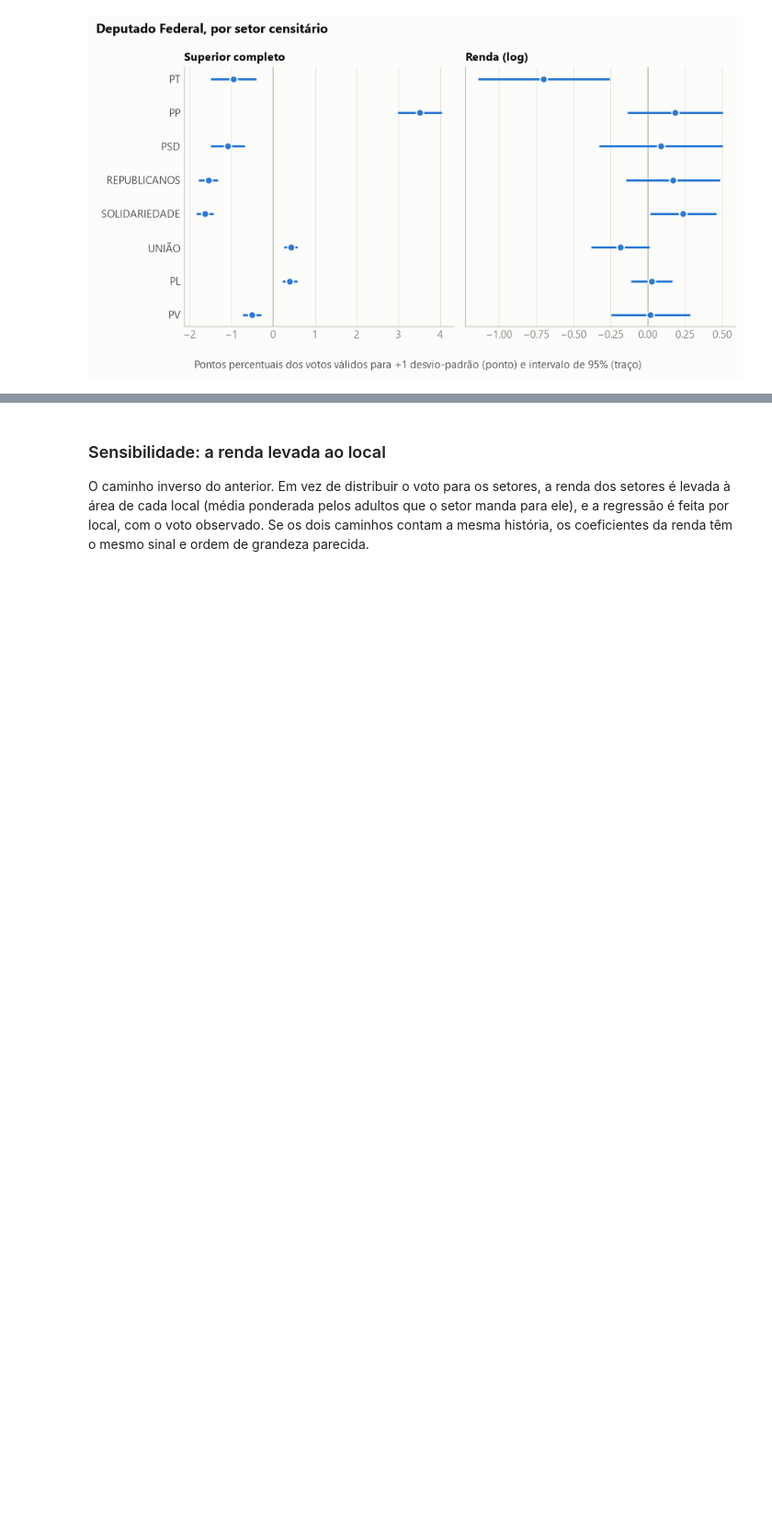
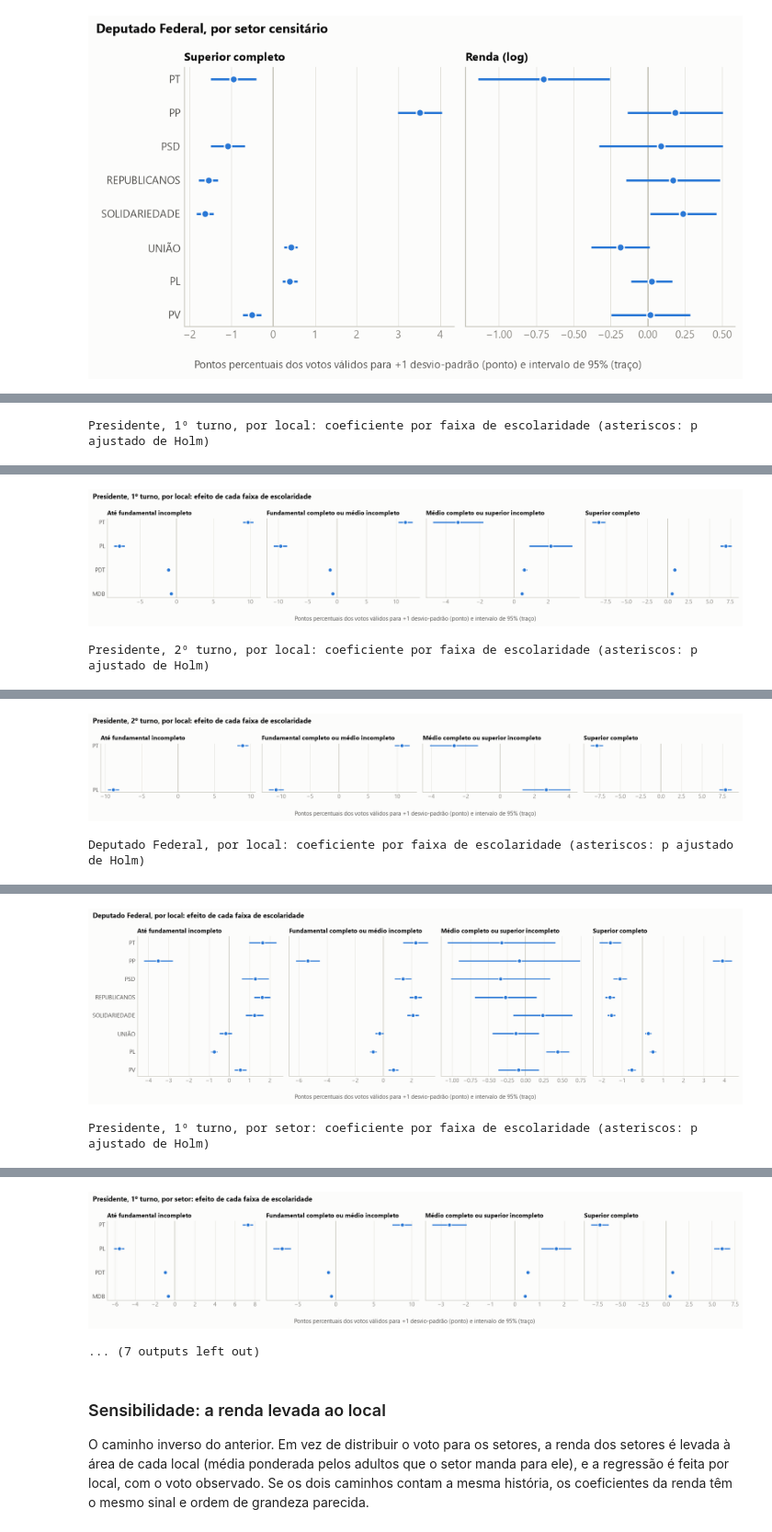
Before and after one commit to gilandrade/dados_eleicoes, a Jupyter notebook: notebooks/perfil_voto_municipio.ipynb, the cells around one changed output, grey strips where cells are left out. Shown at 92% size. Saved outputs shown, nothing was run; the diff lists cells and outputs as text; code cells hidden in the pictures; blank space fills up the shorter version.

Commit message:
feat: regressao por faixa de escolaridade com p ajustado no notebook municipal

```diff
--- a/notebooks/perfil_voto_municipio.ipynb
+++ b/notebooks/perfil_voto_municipio.ipynb
@@ -602,0 +615,58 @@ Deputado Federal, por setor
+# %%
+from statsmodels.stats.multitest import multipletests
+
+FAIXAS_ESC = {
+    "pc_esc_ate_fund_incompleto": "Até fundamental incompleto",
+    "pc_esc_fund_completo": "Fundamental completo ou médio incompleto",
+    "pc_esc_medio_completo": "Médio completo ou superior incompleto",
+    "pc_esc_superior": "Superior completo",
+}
+ROTULOS.update(FAIXAS_ESC)
+
+
+def estrelas(p: float) -> str:
+    return "***" if p < 0.001 else "**" if p < 0.01 else "*" if p < 0.05 else ""
+
+
+def regressao_por_faixa(df: pd.DataFrame, disputa: str, controles: list[str], grupo: str | None = None) -> pd.DataFrame:
+    """Uma regressão por partido e por faixa de escolaridade (cada faixa sozinha, com os controles)."""
+    partes = []
+    for faixa in FAIXAS_ESC:
+        r = regressao(df, disputa, [faixa, *controles], grupo=grupo).query("preditor == @faixa")
+        partes.append(r.assign(faixa=faixa))
+    coefs = pd.concat(partes, ignore_index=True)
+    coefs["p_holm"] = multipletests(coefs["p_valor"], method="holm")[1]
+    return coefs
+
+
+def tabela_faixas(coefs: pd.DataFrame) -> pd.DataFrame:
+    """Coeficiente (p.p. por desvio-padrão) e p, partido × faixa; asteriscos no p ajustado."""
+    texto = coefs.apply(
+        lambda r: f"{numero(r['coef'])}{estrelas(r['p_holm'])} (p {'< 0,001' if r['p_valor'] < 0.001 else numero(r['p_valor'], 3)})",
+        axis=1,
+    )
+    larga = coefs.assign(texto=texto).pivot(index="partido", columns="faixa", values="texto")
+    larga = larga[list(FAIXAS_ESC)].rename(columns=FAIXAS_ESC).loc[coefs["partido"].unique()]
+    return larga.rename_axis(index="partido", columns=None)
+
+
+niveis = {
+    "por local": (local, ["idade_media", "pc_feminino"], None),
+    "por setor": (setor, ["log_renda", "idade_media", "pc_feminino"], "id_local_dominante"),
+}
+por_faixa = {}
+for nivel, (df, controles, grupo) in niveis.items():
+    for disputa, nome in DISPUTAS.items():
+        coefs_faixa = regressao_por_faixa(df, disputa, controles, grupo)
+        por_faixa[(nivel, disputa)] = coefs_faixa
+        display(tabela_faixas(coefs_faixa).style.set_caption(f"{nome}, {nivel}: coeficiente por faixa de escolaridade (asteriscos: p ajustado de Holm)"))
+        grafico_coeficientes(coefs_faixa.assign(preditor=lambda d: d["faixa"]), list(FAIXAS_ESC),
+                             f"{nome}, {nivel}: efeito de cada faixa de escolaridade")
+
+resumo_sig = pd.concat({
+    chave: c.assign(sig=lambda x: x["p_holm"] < 0.05).groupby("faixa")["sig"].agg(["sum", "size"]).rename(index=FAIXAS_ESC)
+    for chave, c in por_faixa.items()
+}, names=["nível", "disputa"]).rename(columns={"sum": "significativos (Holm < 0,05)", "size": "testes"})
+resumo_sig
+# %% [output]
+Presidente, 1º turno, por local: coeficiente por faixa de escolaridade (asteriscos: p ajustado de Holm)
@@ -602,0 +679,2 @@ Deputado Federal, por setor
+[figure, added]
+Presidente, 2º turno, por local: coeficiente por faixa de escolaridade (asteriscos: p ajustado de Holm)
@@ -602,0 +685,2 @@ Deputado Federal, por setor
+[figure, added]
+Deputado Federal, por local: coeficiente por faixa de escolaridade (asteriscos: p ajustado de Holm)
@@ -602,0 +697,2 @@ Deputado Federal, por setor
+[figure, added]
+Presidente, 1º turno, por setor: coeficiente por faixa de escolaridade (asteriscos: p ajustado de Holm)
@@ -603,3 +705,5 @@ Deputado Federal, por setor
+[figure, added]
+... (7 outputs left out)
 # %% [markdown]
 ### Sensibilidade: a renda levada ao local
 
```
Also changed, not shown: parts of 2 cells of this notebook.
